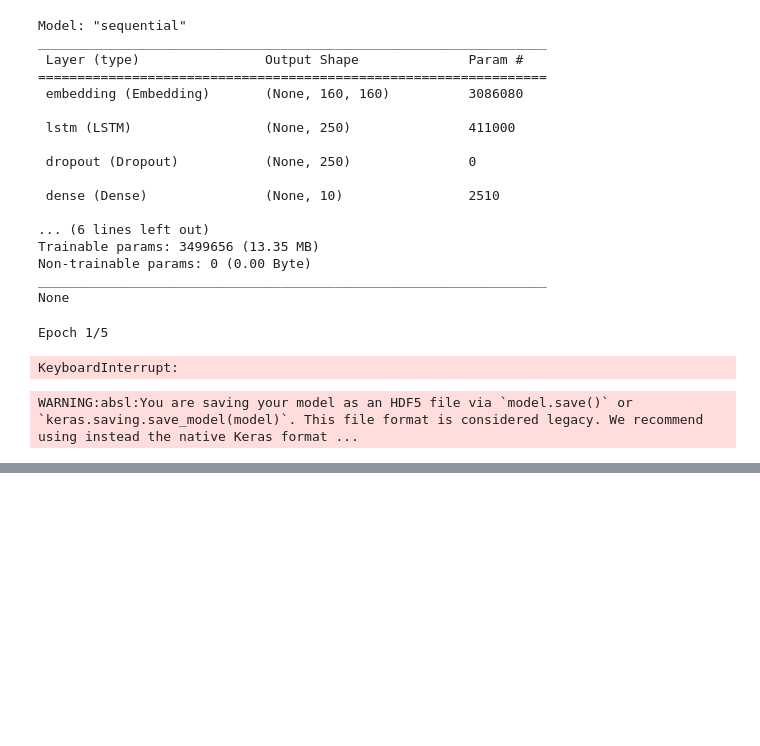
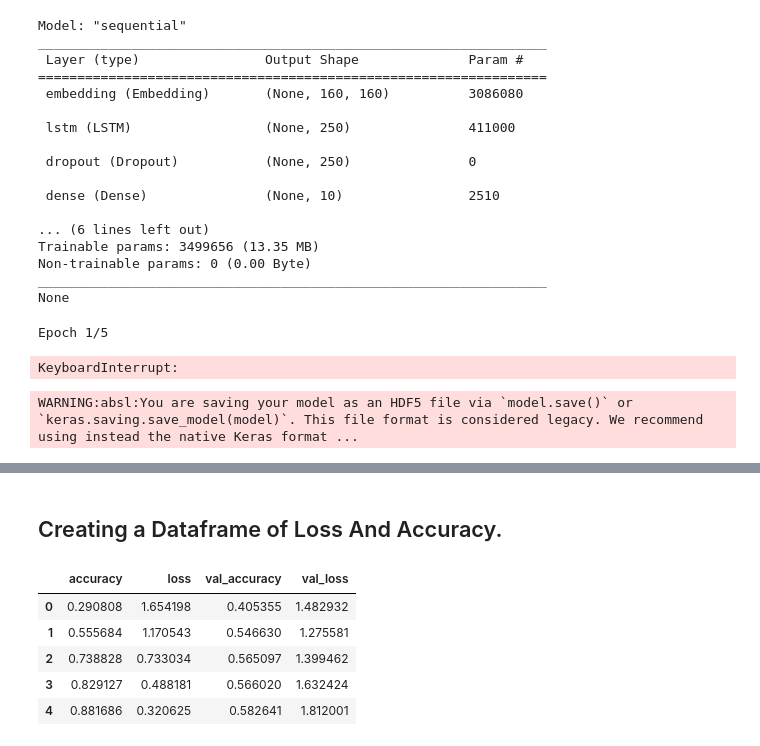
Before and after one commit to second-ali/AI-Final-Project-Ali_Haddadi, a Jupyter notebook: EmotionAnalysis/EmotionAnalysis.ipynb, the cells around one changed output, grey strips where cells are left out. Saved outputs shown, nothing was run; the diff lists cells and outputs as text; code cells hidden in the pictures; blank space fills up the shorter version.

```diff
--- a/EmotionAnalysis/EmotionAnalysis.ipynb
+++ b/EmotionAnalysis/EmotionAnalysis.ipynb
@@ -487,0 +577,12 @@ WARNING:absl:You are saving your model as an HDF5 file via `model.save()` or `ke
+# %% [markdown]
+## Creating a Dataframe of Loss And Accuracy.
+# %%
+model_loss = pd.DataFrame(history.history)
+model_loss.head()
+# %% [output]
+|  | accuracy | loss | val_accuracy | val_loss |
+| 0 | 0.290808 | 1.654198 | 0.405355 | 1.482932 |
+| 1 | 0.555684 | 1.170543 | 0.546630 | 1.275581 |
+| 2 | 0.738828 | 0.733034 | 0.565097 | 1.399462 |
+| 3 | 0.829127 | 0.488181 | 0.566020 | 1.632424 |
+| 4 | 0.881686 | 0.320625 | 0.582641 | 1.812001 |
```
Also changed, not shown: parts of 21 cells of this notebook.
